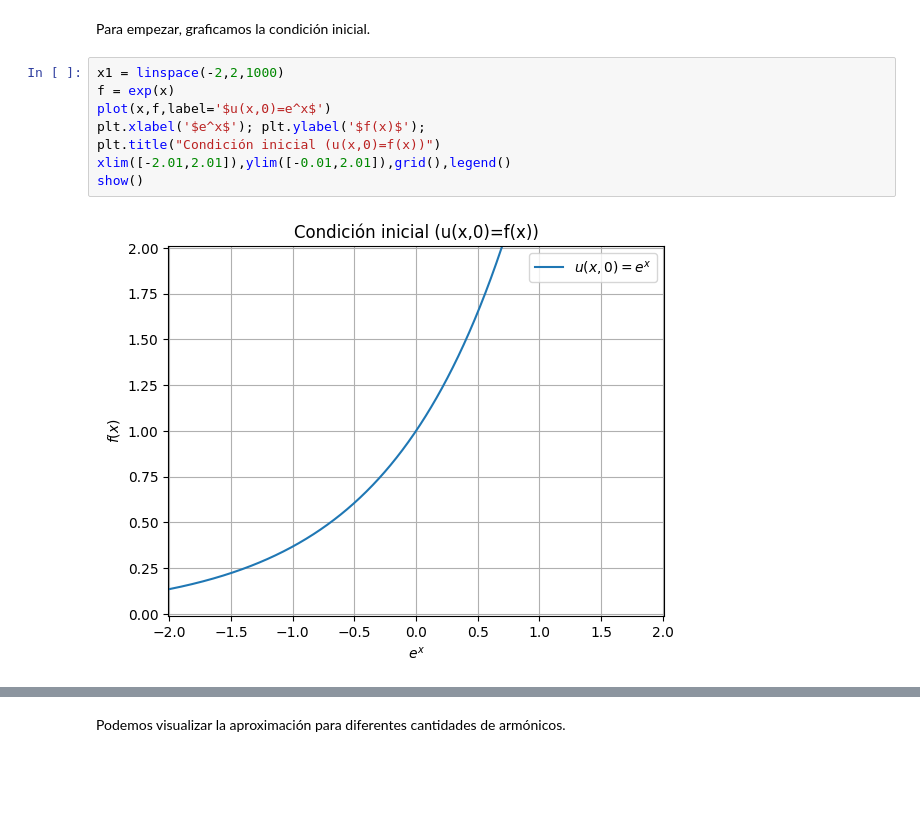
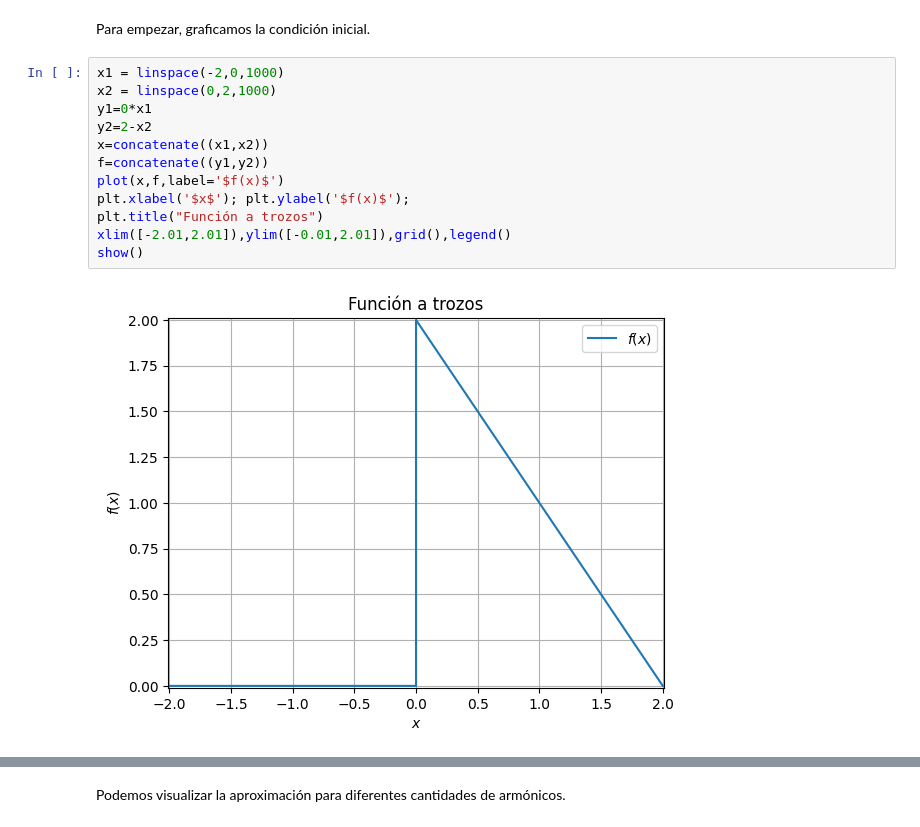
Before and after one commit to Mauricio-Fragoso-Mendoza/Ecuaciones-Diferenciales-Parciales-I, a Jupyter notebook: Ejercicio 1: Series de Fourier.ipynb, the cells around one changed output, grey strips where cells are left out. Saved outputs shown, nothing was run; the diff lists cells and outputs as text; blank space fills up the shorter version.

```diff
--- a/Ejercicio 1: Series de Fourier.ipynb
+++ b/Ejercicio 1: Series de Fourier.ipynb
@@ -12,13 +12,17 @@ from math import exp
 # %% [markdown]
 Para empezar, graficamos la condición inicial.
 # %%
-x1 = linspace(-2,2,1000)
-f = exp(x)
-plot(x,f,label='$u(x,0)=e^x$')
-plt.xlabel('$e^x$'); plt.ylabel('$f(x)$');
-plt.title("Condición inicial (u(x,0)=f(x))")
+x1 = linspace(-2,0,1000)
+x2 = linspace(0,2,1000)
+y1=0*x1
+y2=2-x2
+x=concatenate((x1,x2))
+f=concatenate((y1,y2))
+plot(x,f,label='$f(x)$')
+plt.xlabel('$x$'); plt.ylabel('$f(x)$');
+plt.title("Función a trozos")
 xlim([-2.01,2.01]),ylim([-0.01,2.01]),grid(),legend()
 show()
 # %% [output]
-[figure, old version]
+[figure, new version]
 # %% [markdown]
```
Also changed, not shown: parts of 5 cells of this notebook.
